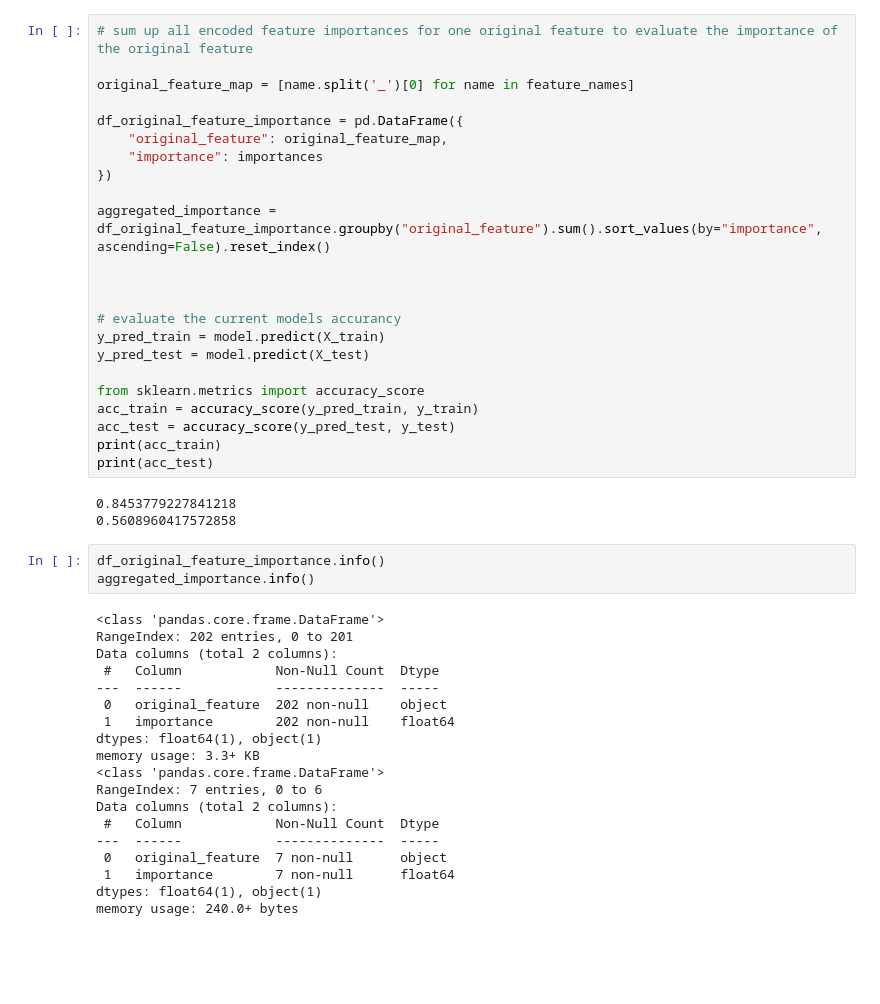
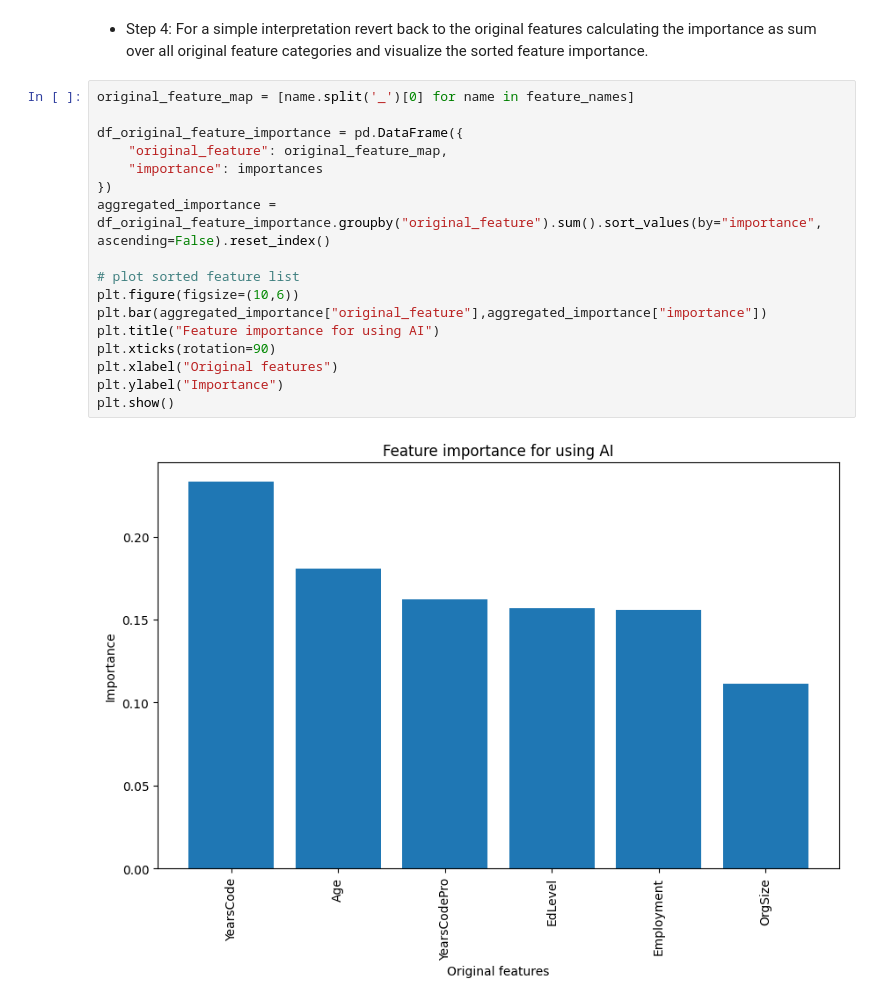
Before and after one commit to gelatti-07/ai_training-task, a Jupyter notebook: AnalyseThePossibleCharacteristicsForUsingAIAsADeveloper.ipynb, the cells around one changed output. Saved outputs shown, nothing was run; the diff lists cells and outputs as text; blank space fills up the shorter version.

```diff
--- a/AnalyseThePossibleCharacteristicsForUsingAIAsADeveloper.ipynb
+++ b/AnalyseThePossibleCharacteristicsForUsingAIAsADeveloper.ipynb
@@ -166,48 +187,21 @@ plt.show()
+# %% [markdown]
+* Step 4: For a simple interpretation revert back to the original features calculating the importance as sum over all original feature categories and visualize the sorted feature importance.
 # %%
-# sum up all encoded feature importances for one original feature to evaluate the importance of the original feature
-
 original_feature_map = [name.split('_')[0] for name in feature_names]
 
 df_original_feature_importance = pd.DataFrame({
     "original_feature": original_feature_map,
     "importance": importances
 })
-
 aggregated_importance = df_original_feature_importance.groupby("original_feature").sum().sort_values(by="importance", ascending=False).reset_index()
 
-
-
-# evaluate the current models accurancy
-y_pred_train = model.predict(X_train)
-y_pred_test = model.predict(X_test)
-
-from sklearn.metrics import accuracy_score
-acc_train = accuracy_score(y_pred_train, y_train)
-acc_test = accuracy_score(y_pred_test, y_test)
-print(acc_train)
-print(acc_test)
+# plot sorted feature list
+plt.figure(figsize=(10,6))
+plt.bar(aggregated_importance["original_feature"],aggregated_importance["importance"])
+plt.title("Feature importance for using AI")
+plt.xticks(rotation=90)
+plt.xlabel("Original features")
+plt.ylabel("Importance")
+plt.show()
 # %% [output]
-0.8453779227841218
-0.5608960417572858
+[figure, added]
-# %%
-df_original_feature_importance.info()
-aggregated_importance.info()
-# %% [output]
-<class 'pandas.core.frame.DataFrame'>
-RangeIndex: 202 entries, 0 to 201
-Data columns (total 2 columns):
- #   Column            Non-Null Count  Dtype
----  ------            --------------  -----
- 0   original_feature  202 non-null    object
- 1   importance        202 non-null    float64
-dtypes: float64(1), object(1)
-memory usage: 3.3+ KB
-<class 'pandas.core.frame.DataFrame'>
-RangeIndex: 7 entries, 0 to 6
-Data columns (total 2 columns):
- #   Column            Non-Null Count  Dtype
----  ------            --------------  -----
- 0   original_feature  7 non-null      object
- 1   importance        7 non-null      float64
-dtypes: float64(1), object(1)
-memory usage: 240.0+ bytes
```
Also changed, not shown: parts of 27 cells of this notebook, 2 other files.
